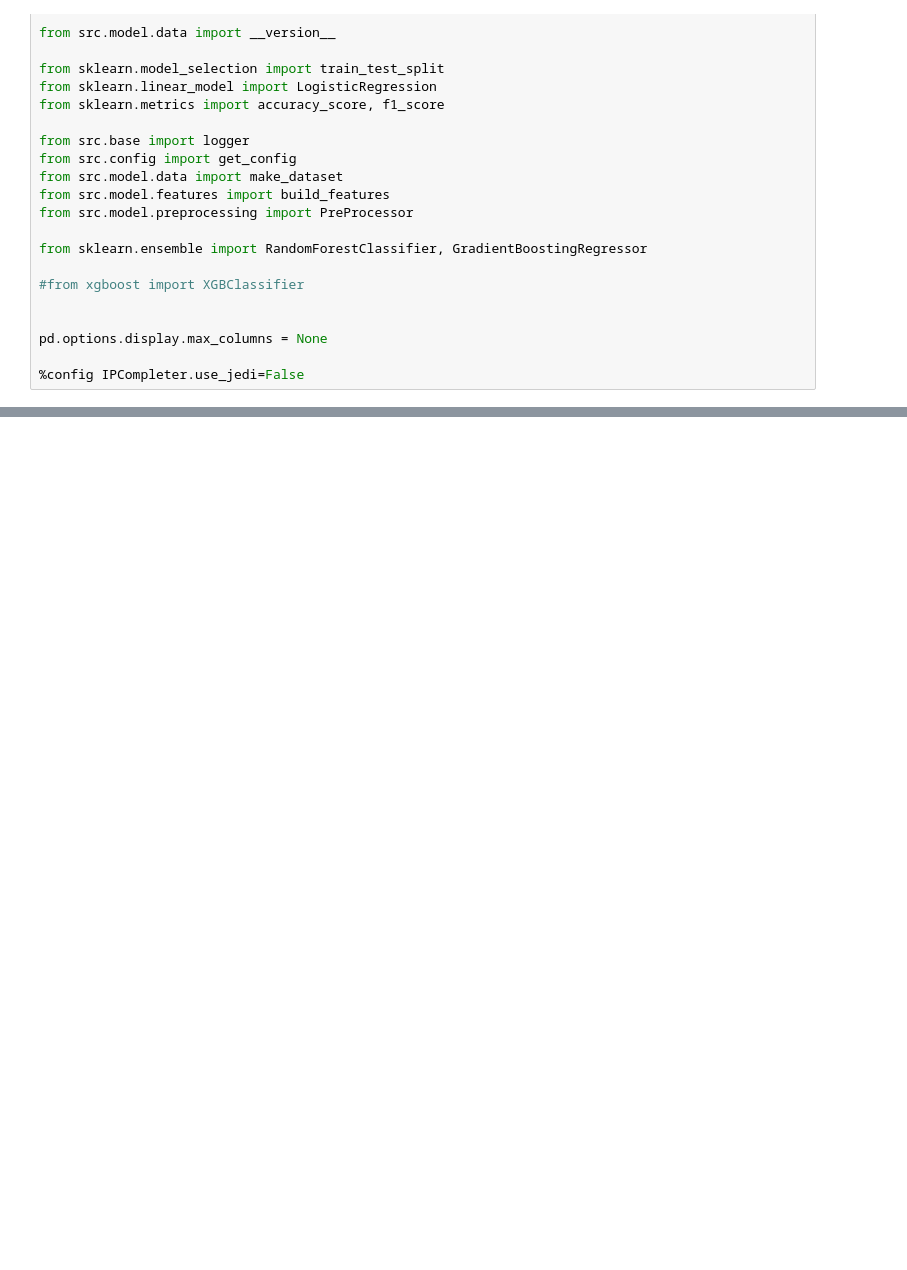
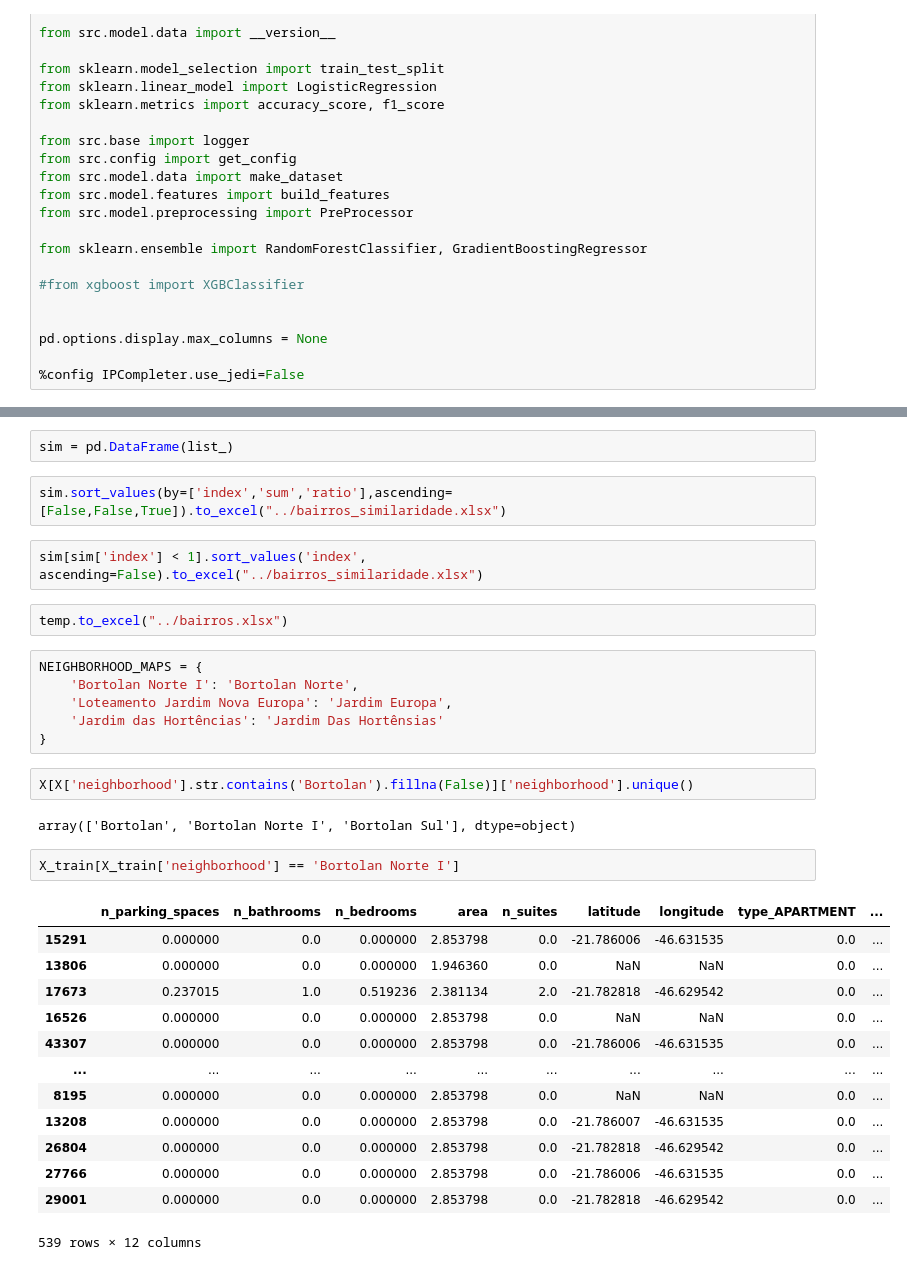
Before and after one commit to emdemor/model-pc-house-prices, a Jupyter notebook: main.ipynb, the cells around one changed output, grey strips where cells are left out. Saved outputs shown, nothing was run; the diff lists cells and outputs as text; blank space fills up the shorter version.

```diff
--- a/main.ipynb
+++ b/main.ipynb
@@ -343,0 +216,34 @@ df
+# %%
+sim = pd.DataFrame(list_)
+# %%
+sim.sort_values(by=['index','sum','ratio'],ascending=[False,False,True]).to_excel("../bairros_similaridade.xlsx")
+# %%
+sim[sim['index'] < 1].sort_values('index', ascending=False).to_excel("../bairros_similaridade.xlsx")
+# %%
+temp.to_excel("../bairros.xlsx")
+# %%
+NEIGHBORHOOD_MAPS = {
+    'Bortolan Norte I': 'Bortolan Norte',
+    'Loteamento Jardim Nova Europa': 'Jardim Europa',
+    'Jardim das Hortências': 'Jardim Das Hortênsias'
+}
+# %%
+X[X['neighborhood'].str.contains('Bortolan').fillna(False)]['neighborhood'].unique()
+# %% [output]
+array(['Bortolan', 'Bortolan Norte I', 'Bortolan Sul'], dtype=object)
+# %%
+X_train[X_train['neighborhood'] == 'Bortolan Norte I']
+# %% [output]
+|  | n_parking_spaces | n_bathrooms | n_bedrooms | area | n_suites | latitude | longitude | type_APARTMENT | ... |
+| 15291 | 0.000000 | 0.0 | 0.000000 | 2.853798 | 0.0 | -21.786006 | -46.631535 | 0.0 | ... |
+| 13806 | 0.000000 | 0.0 | 0.000000 | 1.946360 | 0.0 | NaN | NaN | 0.0 | ... |
+| 17673 | 0.237015 | 1.0 | 0.519236 | 2.381134 | 2.0 | -21.782818 | -46.629542 | 0.0 | ... |
+| 16526 | 0.000000 | 0.0 | 0.000000 | 2.853798 | 0.0 | NaN | NaN | 0.0 | ... |
+| 43307 | 0.000000 | 0.0 | 0.000000 | 2.853798 | 0.0 | -21.786006 | -46.631535 | 0.0 | ... |
+| ... | ... | ... | ... | ... | ... | ... | ... | ... | ... |
+| 8195 | 0.000000 | 0.0 | 0.000000 | 2.853798 | 0.0 | NaN | NaN | 0.0 | ... |
+| 13208 | 0.000000 | 0.0 | 0.000000 | 2.853798 | 0.0 | -21.786007 | -46.631535 | 0.0 | ... |
+| 26804 | 0.000000 | 0.0 | 0.000000 | 2.853798 | 0.0 | -21.782818 | -46.629542 | 0.0 | ... |
+| 27766 | 0.000000 | 0.0 | 0.000000 | 2.853798 | 0.0 | -21.786006 | -46.631535 | 0.0 | ... |
+| 29001 | 0.000000 | 0.0 | 0.000000 | 2.853798 | 0.0 | -21.782818 | -46.629542 | 0.0 | ... |
+539 rows × 12 columns
```
Also changed, not shown: parts of 37 cells of this notebook.
